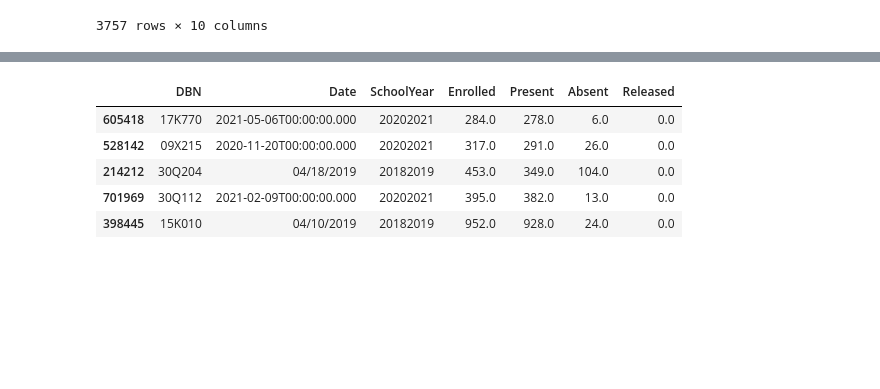
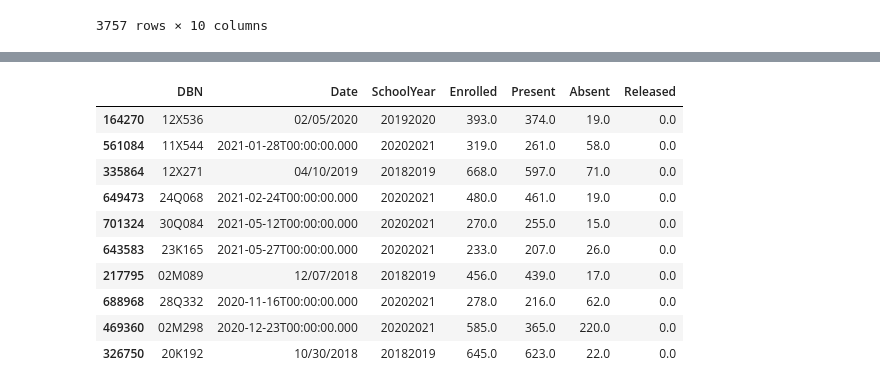
Before and after one commit to myCanaless/NYCeducation-duringCOVID, a Jupyter notebook: code/01.ipynb, the cells around one changed output, grey strips where cells are left out. Saved outputs shown, nothing was run; the diff lists cells and outputs as text; code cells hidden in the pictures; blank space fills up the shorter version.

```diff
--- a/code/01.ipynb
+++ b/code/01.ipynb
@@ -76,11 +76,16 @@ attendance_df.sample(5)
 # %%
 attendance_df.rename(columns={'School DBN':'DBN'}, inplace=True)
 # %%
-attendance_df.sample(5)
+attendance_df.sample(10)
 # %% [output]
 |  | DBN | Date | SchoolYear | Enrolled | Present | Absent | Released |
-| 605418 | 17K770 | 2021-05-06T00:00:00.000 | 20202021 | 284.0 | 278.0 | 6.0 | 0.0 |
-| 528142 | 09X215 | 2020-11-20T00:00:00.000 | 20202021 | 317.0 | 291.0 | 26.0 | 0.0 |
-| 214212 | 30Q204 | 04/18/2019 | 20182019 | 453.0 | 349.0 | 104.0 | 0.0 |
-| 701969 | 30Q112 | 2021-02-09T00:00:00.000 | 20202021 | 395.0 | 382.0 | 13.0 | 0.0 |
-| 398445 | 15K010 | 04/10/2019 | 20182019 | 952.0 | 928.0 | 24.0 | 0.0 |
+| 164270 | 12X536 | 02/05/2020 | 20192020 | 393.0 | 374.0 | 19.0 | 0.0 |
+| 561084 | 11X544 | 2021-01-28T00:00:00.000 | 20202021 | 319.0 | 261.0 | 58.0 | 0.0 |
+| 335864 | 12X271 | 04/10/2019 | 20182019 | 668.0 | 597.0 | 71.0 | 0.0 |
+| 649473 | 24Q068 | 2021-02-24T00:00:00.000 | 20202021 | 480.0 | 461.0 | 19.0 | 0.0 |
+| 701324 | 30Q084 | 2021-05-12T00:00:00.000 | 20202021 | 270.0 | 255.0 | 15.0 | 0.0 |
+| 643583 | 23K165 | 2021-05-27T00:00:00.000 | 20202021 | 233.0 | 207.0 | 26.0 | 0.0 |
+| 217795 | 02M089 | 12/07/2018 | 20182019 | 456.0 | 439.0 | 17.0 | 0.0 |
+| 688968 | 28Q332 | 2020-11-16T00:00:00.000 | 20202021 | 278.0 | 216.0 | 62.0 | 0.0 |
+| 469360 | 02M298 | 2020-12-23T00:00:00.000 | 20202021 | 585.0 | 365.0 | 220.0 | 0.0 |
+| 326750 | 20K192 | 10/30/2018 | 20182019 | 645.0 | 623.0 | 22.0 | 0.0 |
```
Also changed, not shown: parts of 8 cells of this notebook.
